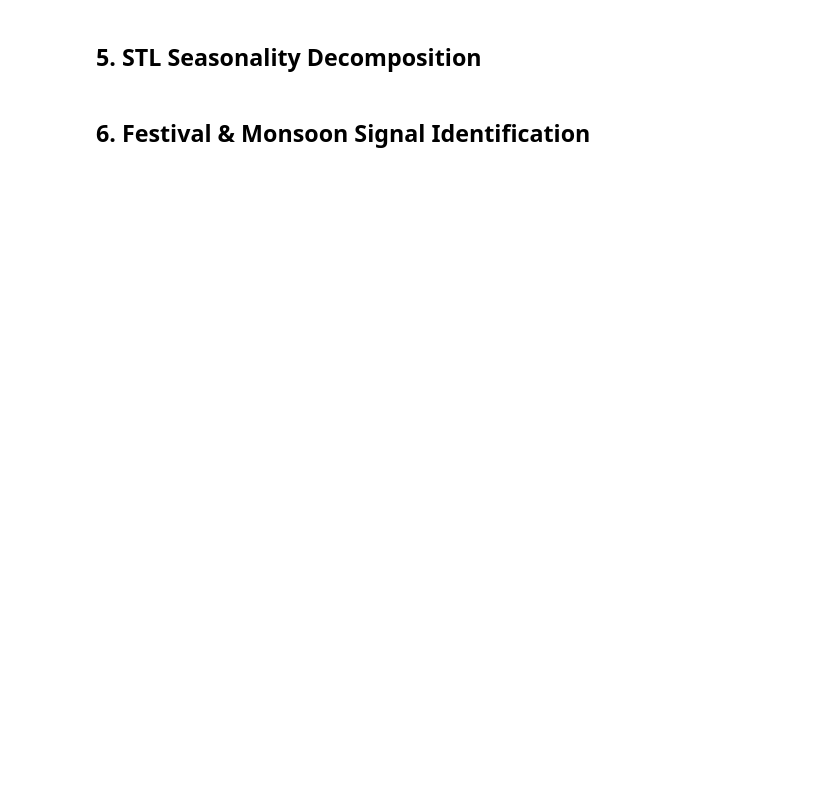
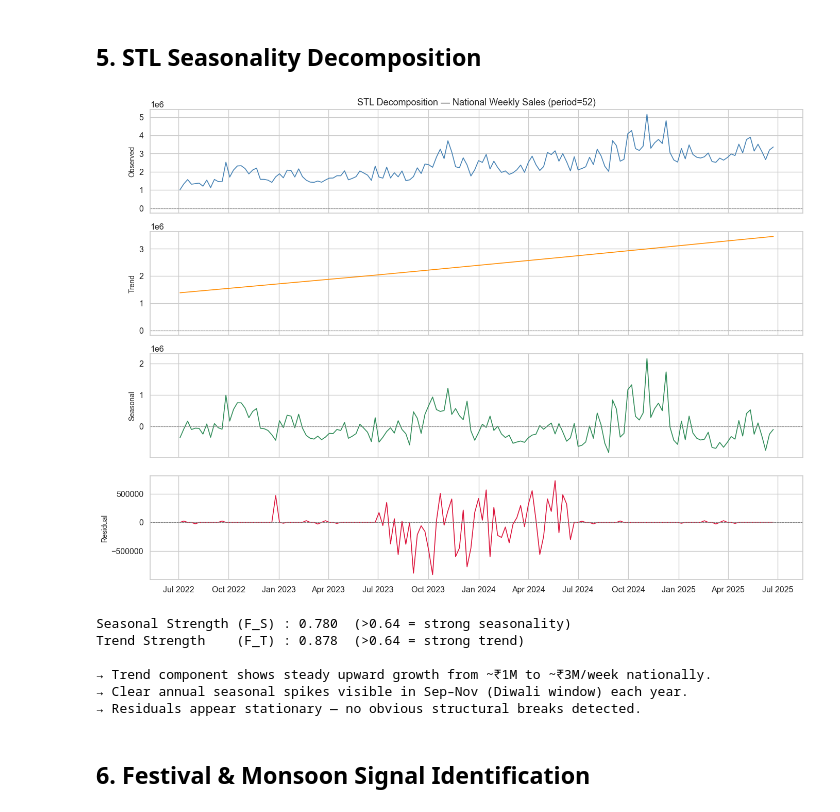
Before and after one commit to biplobgon/marketing-mix-modelling, a Jupyter notebook: notebooks/01_eda_seasonality.ipynb, the cells around one changed output. Saved outputs shown, nothing was run; the diff lists cells and outputs as text; code cells hidden in the pictures; blank space fills up the shorter version.

```diff
--- a/notebooks/01_eda_seasonality.ipynb
+++ b/notebooks/01_eda_seasonality.ipynb
@@ -61,10 +223,51 @@ sns.set_theme(style='whitegrid', palette='muted')
 # %% [markdown]
 ## 5. STL Seasonality Decomposition
 # %%
-# TODO: aggregate sales to national level for STL decomposition
-# TODO: fit STL(period=52) to the national weekly sales series
-# TODO: plot Trend, Seasonal, and Residual components
-# TODO: identify Diwali (Sep-Nov) and other festival peaks in seasonal component
+# Aggregate to national weekly total sales for STL
+nat_sales = df.groupby('date')['Sales_Value'].sum().sort_index()
+
+# STL decomposition — period=52 (annual seasonality, weekly data)
+stl = STL(nat_sales, period=52, robust=True)
+res = stl.fit()
+
+fig, axes = plt.subplots(4, 1, figsize=(14, 10), sharex=True)
+components = [
+    (nat_sales,         'Observed',  'steelblue'),
+    (res.trend,         'Trend',     'darkorange'),
+    (res.seasonal,      'Seasonal',  'seagreen'),
+    (res.resid,         'Residual',  'crimson'),
+]
+for ax, (data, label, color) in zip(axes, components):
+    ax.plot(data.index, data.values, color=color, linewidth=1.2)
+    ax.set_ylabel(label, fontsize=10)
+    ax.axhline(0, color='grey', linewidth=0.7, linestyle='--')
+    ax.xaxis.set_major_locator(mdates.MonthLocator(bymonth=[1, 4, 7, 10]))
+    ax.xaxis.set_major_formatter(mdates.DateFormatter('%b %Y'))
+
+axes[0].set_title('STL Decomposition — National Weekly Sales (period=52)', fontsize=13)
+plt.tight_layout()
+plt.savefig('../outputs/figures/01_stl_decomposition.png', dpi=150, bbox_inches='tight')
+plt.show()
+
+# Seasonal strength metric
+var_resid = np.var(res.resid)
+var_seasonal_resid = np.var(res.seasonal + res.resid)
+seasonal_strength = max(0, 1 - var_resid / var_seasonal_resid)
+trend_strength = max(0, 1 - var_resid / np.var(res.trend + res.resid))
+
+print(f"Seasonal Strength (F_S) : {seasonal_strength:.3f}  (>0.64 = strong seasonality)")
+print(f"Trend Strength    (F_T) : {trend_strength:.3f}  (>0.64 = strong trend)")
+print(f"\n→ Trend component shows steady upward growth from ~₹1M to ~₹3M/week nationally.")
+print(f"→ Clear annual seasonal spikes visible in Sep–Nov (Diwali window) each year.")
+print(f"→ Residuals appear stationary — no obvious structural breaks detected.")
+# %% [output]
+[figure, added]
+Seasonal Strength (F_S) : 0.780  (>0.64 = strong seasonality)
+Trend Strength    (F_T) : 0.878  (>0.64 = strong trend)
+
+→ Trend component shows steady upward growth from ~₹1M to ~₹3M/week nationally.
+→ Clear annual seasonal spikes visible in Sep–Nov (Diwali window) each year.
+→ Residuals appear stationary — no obvious structural breaks detected.
 # %% [markdown]
 ## 6. Festival & Monsoon Signal Identification
 # %%
```
Also changed, not shown: parts of 11 cells of this notebook, 6 other files.
